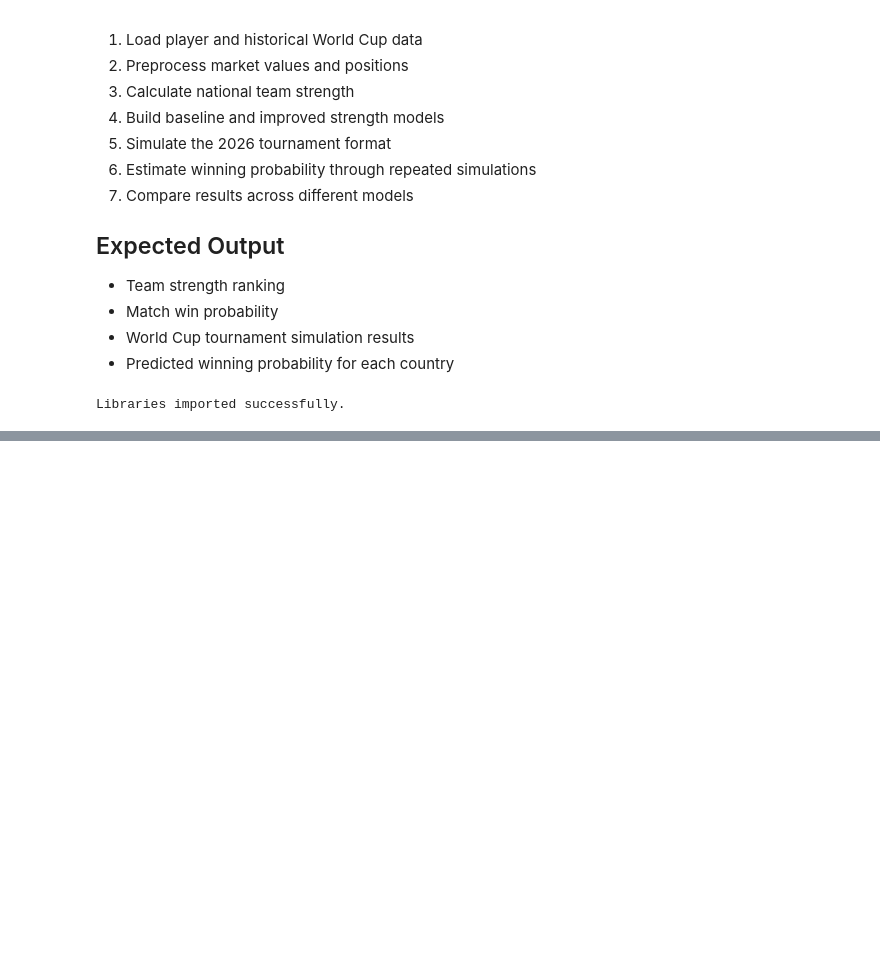
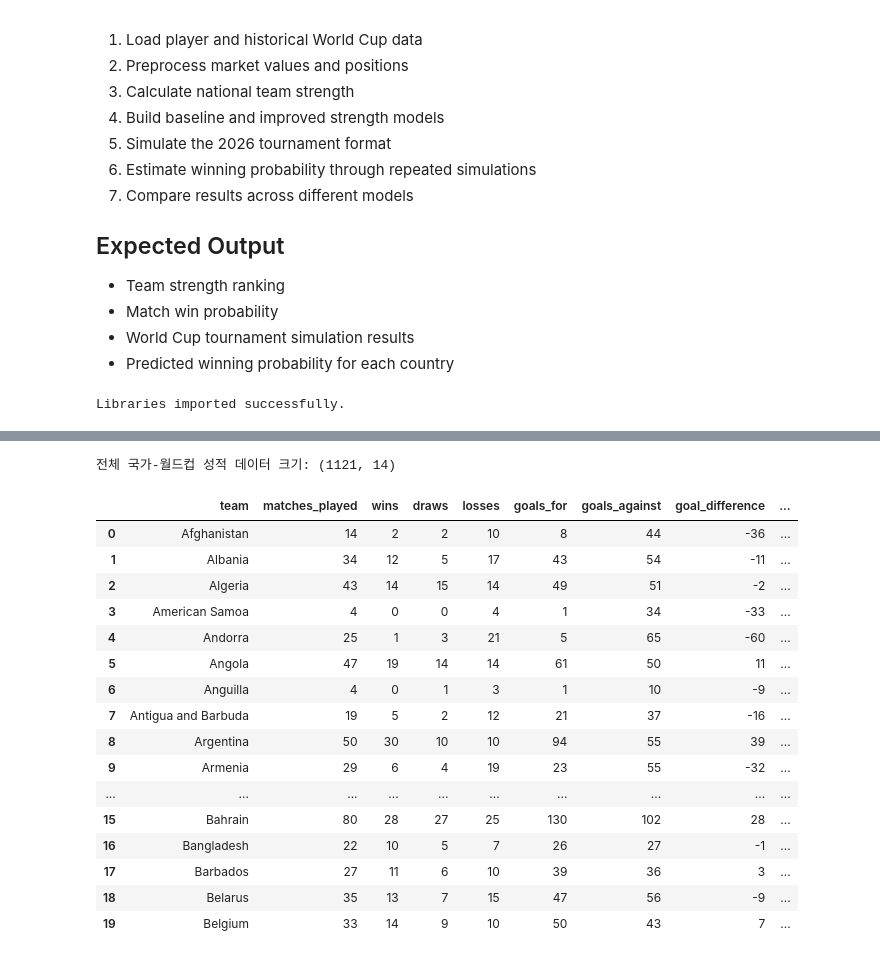
Before and after one commit to seop-byte/worldcup-2026-winner-prediction, a Jupyter notebook: worldcup_2026_prediction.ipynb, the cells around one changed output, grey strips where cells are left out. Saved outputs shown, nothing was run; the diff lists cells and outputs as text; code cells hidden in the pictures; blank space fills up the shorter version.

```diff
--- a/worldcup_2026_prediction.ipynb
+++ b/worldcup_2026_prediction.ipynb
@@ -35,0 +137,19 @@ Libraries imported successfully.
+# %%
+# 날짜 형식 변환
+matches["date"] = pd.to_datetime(matches["date"])
+valuations["date"] = pd.to_datetime(valuations["date"])
+
+# 국가명 통일용 dictionary 만들기
+country_map = dict(zip(countries["original_name"], countries["current_name"]))
+
+# all_matches의 국가명 통일
+matches["home_team"] = matches["home_team"].replace(country_map)
+matches["away_team"] = matches["away_team"].replace(country_map)
+matches["country"] = matches["country"].replace(country_map)
+
+# players의 국적도 국가명 통일
+players["country_of_citizenship"] = players["country_of_citizenship"].replace(country_map)
+
+print("Date converted and country names normalized.")
+display(matches.head())
+display(players[["player_id", "name", "country_of_citizenship", "position", "sub_position"]].head())
@@ -35,0 +244,32 @@ Libraries imported successfully.
+# %%
+# 5개 월드컵에 대해 국가별 직전 4년 성적 계산
+
+all_team_stats = []
+
+for wc_year, (start_date, end_date) in world_cup_periods.items():
+    temp = make_team_stats(matches, start_date, end_date, wc_year)
+    all_team_stats.append(temp)
+
+all_team_stats = pd.concat(all_team_stats, ignore_index=True)
+
+print("전체 국가-월드컵 성적 데이터 크기:", all_team_stats.shape)
+display(all_team_stats.head(20))
+# %% [output]
+전체 국가-월드컵 성적 데이터 크기: (1121, 14)
+|  | team | matches_played | wins | draws | losses | goals_for | goals_against | goal_difference | ... |
+| 0 | Afghanistan | 14 | 2 | 2 | 10 | 8 | 44 | -36 | ... |
+| 1 | Albania | 34 | 12 | 5 | 17 | 43 | 54 | -11 | ... |
+| 2 | Algeria | 43 | 14 | 15 | 14 | 49 | 51 | -2 | ... |
+| 3 | American Samoa | 4 | 0 | 0 | 4 | 1 | 34 | -33 | ... |
+| 4 | Andorra | 25 | 1 | 3 | 21 | 5 | 65 | -60 | ... |
+| 5 | Angola | 47 | 19 | 14 | 14 | 61 | 50 | 11 | ... |
+| 6 | Anguilla | 4 | 0 | 1 | 3 | 1 | 10 | -9 | ... |
+| 7 | Antigua and Barbuda | 19 | 5 | 2 | 12 | 21 | 37 | -16 | ... |
+| 8 | Argentina | 50 | 30 | 10 | 10 | 94 | 55 | 39 | ... |
+| 9 | Armenia | 29 | 6 | 4 | 19 | 23 | 55 | -32 | ... |
+| ... | ... | ... | ... | ... | ... | ... | ... | ... | ... |
+| 15 | Bahrain | 80 | 28 | 27 | 25 | 130 | 102 | 28 | ... |
+| 16 | Bangladesh | 22 | 10 | 5 | 7 | 26 | 27 | -1 | ... |
+| 17 | Barbados | 27 | 11 | 6 | 10 | 39 | 36 | 3 | ... |
+| 18 | Belarus | 35 | 13 | 7 | 15 | 47 | 56 | -9 | ... |
+| 19 | Belgium | 33 | 14 | 9 | 10 | 50 | 43 | 7 | ... |
```
Also changed, not shown: parts of 18 cells of this notebook.
